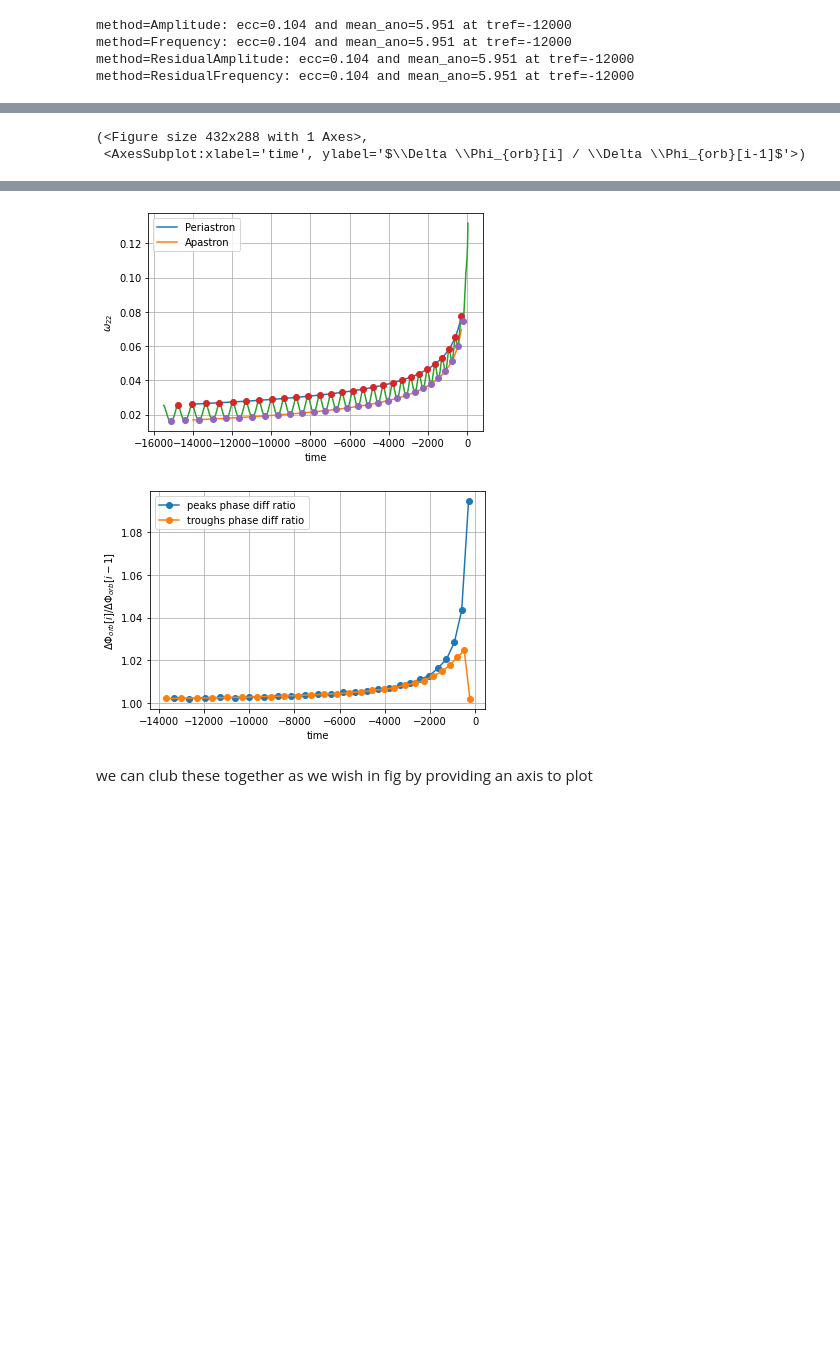
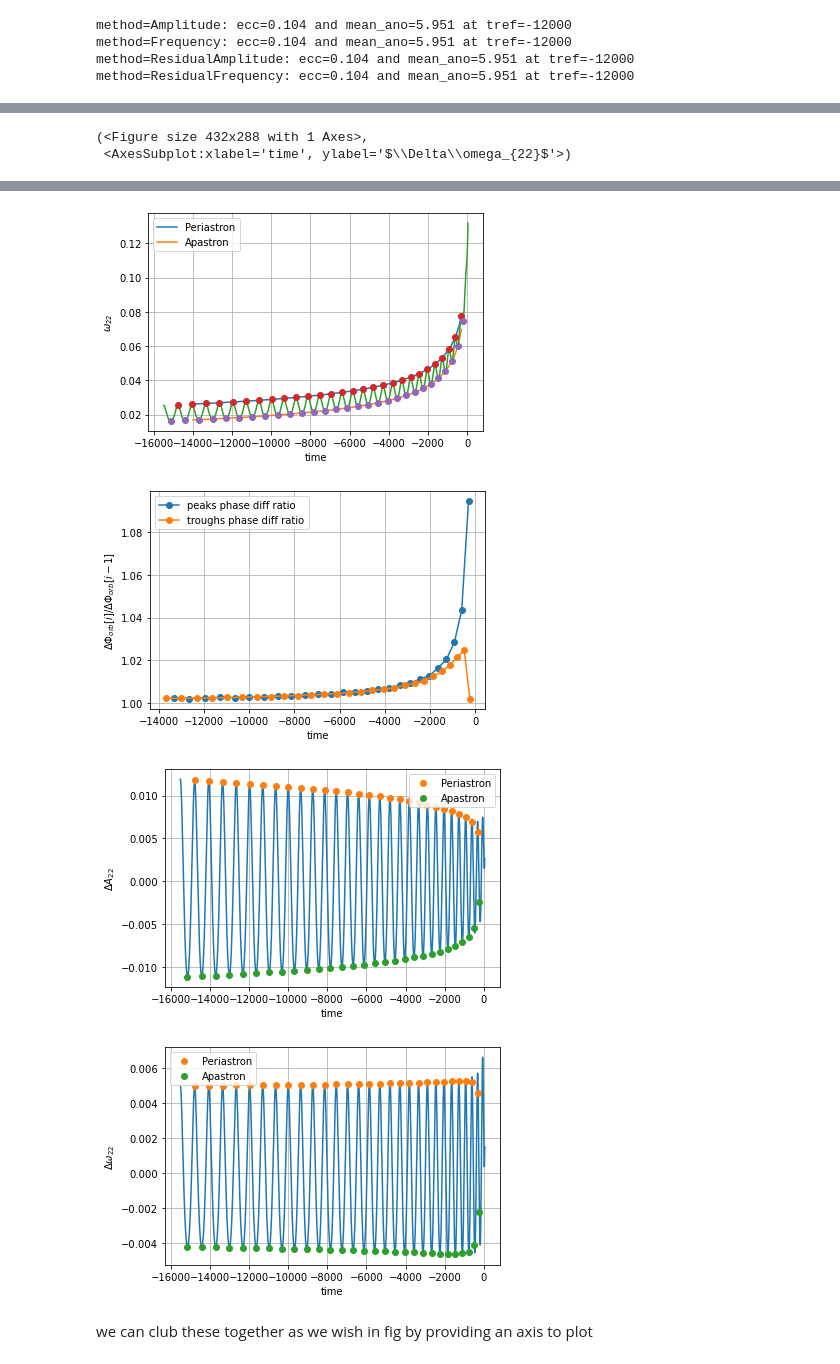
Before and after one commit to vijayvarma392/gw_eccentricity, a Jupyter notebook: notebook/diagnostics.ipynb, the cells around one changed output, grey strips where cells are left out. Cells and saved outputs as stored; diff of their text form; code cells hidden in the pictures; blank space fills up the shorter version.

```diff
--- a/notebook/diagnostics.ipynb
+++ b/notebook/diagnostics.ipynb
@@ -141,17 +141,22 @@ tref_out, ecc_vec, mean_ano_vec, eccMethod = measure_eccentricity(tref_vec, data
 # %%
 eccMethod.plot_measured_ecc()
 eccMethod.plot_decc_dt()
 eccMethod.plot_mean_ano()
 eccMethod.plot_extrema_in_omega()
 eccMethod.plot_phase_diff_ratio_between_peaks()
+# if zeroecc data is provided then following diagnostic plots are also available
+eccMethod.plot_residual_amp()
+eccMethod.plot_residual_omega()
 # %% [output]
 (<Figure size 432x288 with 1 Axes>,
- <AxesSubplot:xlabel='time', ylabel='$\\Delta \\Phi_{orb}[i] / \\Delta \\Phi_{orb}[i-1]$'>)
+ <AxesSubplot:xlabel='time', ylabel='$\\Delta\\omega_{22}$'>)
 [figure]
 [figure]
 [figure]
 [figure]
 [figure]
+[figure, added]
+[figure, added]
 # %% [markdown]
 we can club these together as we wish in fig by providing an axis to plot
 # %%
```
Also changed, not shown: parts of 6 cells of this notebook, 4 other files.
